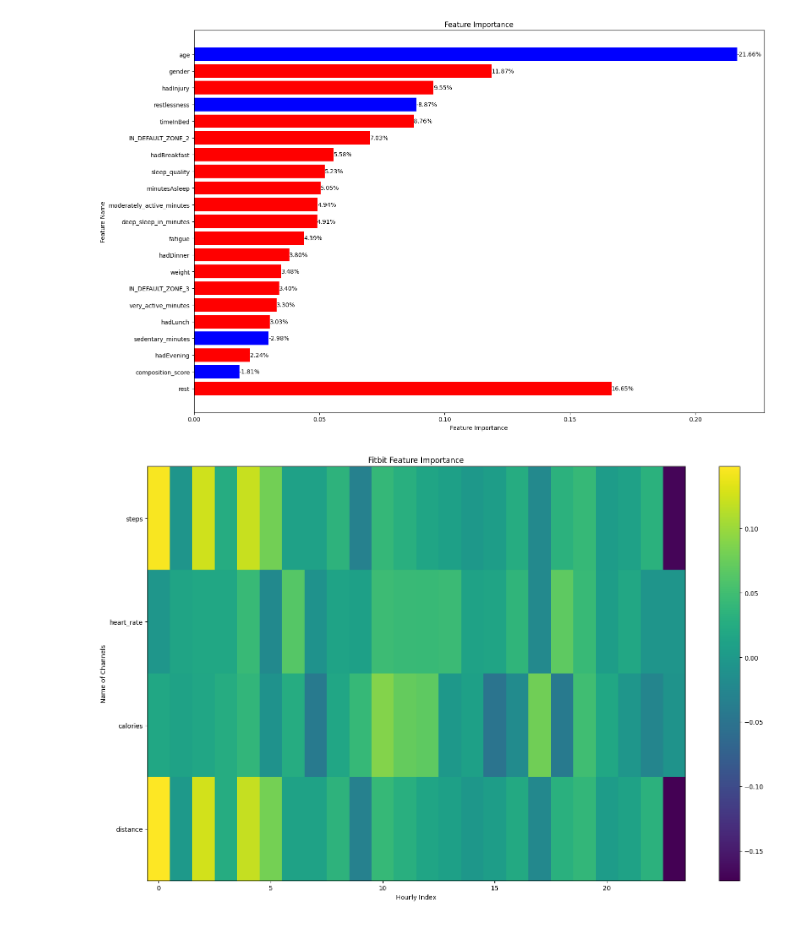
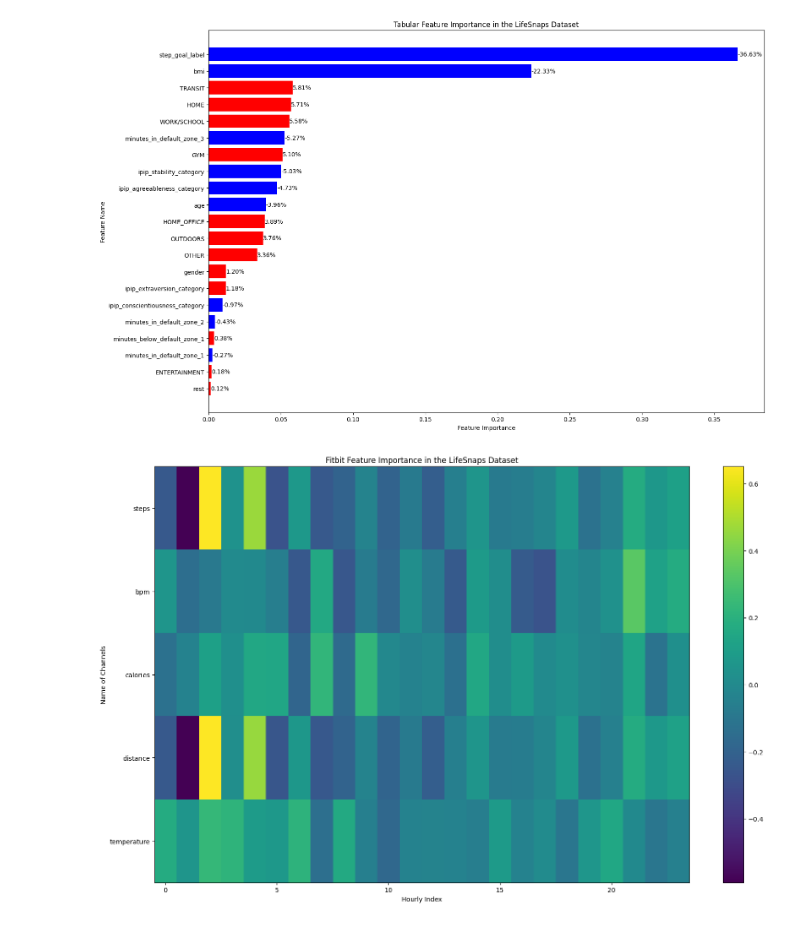
Before and after one commit to comp-well-org/clip-stress-detection, a Jupyter notebook: plot.ipynb, the cells around one changed output. Saved outputs shown, nothing was run; the diff lists cells and outputs as text; code cells hidden in the pictures.

```diff
--- a/plot.ipynb
+++ b/plot.ipynb
@@ -24,7 +24,7 @@ def get_exp_path(dataset):
     save_path = os.path.join(EXPS_PATH, exp_name)
     return save_path
 # %%
-def visualize_weights(dataset='lifesnaps', top_k=20, title='Feature Importance'):
+def visualize_weights(dataset='lifesnaps', top_k=20, title1='Feature Importance', title2='Feature Importance'):
     dataset_exp_path = get_exp_path(dataset)
     if dataset == 'lifesnaps':
         data_path = os.path.join(LIFESNAPS_PATH, 'processed')
@@ -61,7 +61,7 @@ def visualize_weights(dataset='lifesnaps', top_k=20, title='Feature Importance')
 
     ax.set_xlabel('Feature Importance')
     ax.set_ylabel('Feature Name')
-    ax.set_title(title)
+    ax.set_title(title1)
     plt.tight_layout()
 
     # save figure
@@ -80,6 +80,7 @@ def visualize_weights(dataset='lifesnaps', top_k=20, title='Feature Importance')
     # set ytikcs
     ax.set_yticks(np.arange(len(seq_cols)))
     ax.set_yticklabels(seq_cols)
+    ax.set_title(title2)
 
     # tight layout
     plt.tight_layout()
@@ -95,5 +91,5 @@ visualize_weights('lifesnaps', 20)
-# %%
-visualize_weights('pmdata', 20)
-# %% [output]
-[figure, removed]
-[figure, removed]
+# %%
+visualize_weights('lifesnaps', 20, title1='Tabular Feature Importance in the LifeSnaps Dataset', title2='Fitbit Feature Importance in the LifeSnaps Dataset')
+# %% [output]
+[figure, added]
+[figure, added]
```
Also changed, not shown: parts of 2 cells of this notebook.
